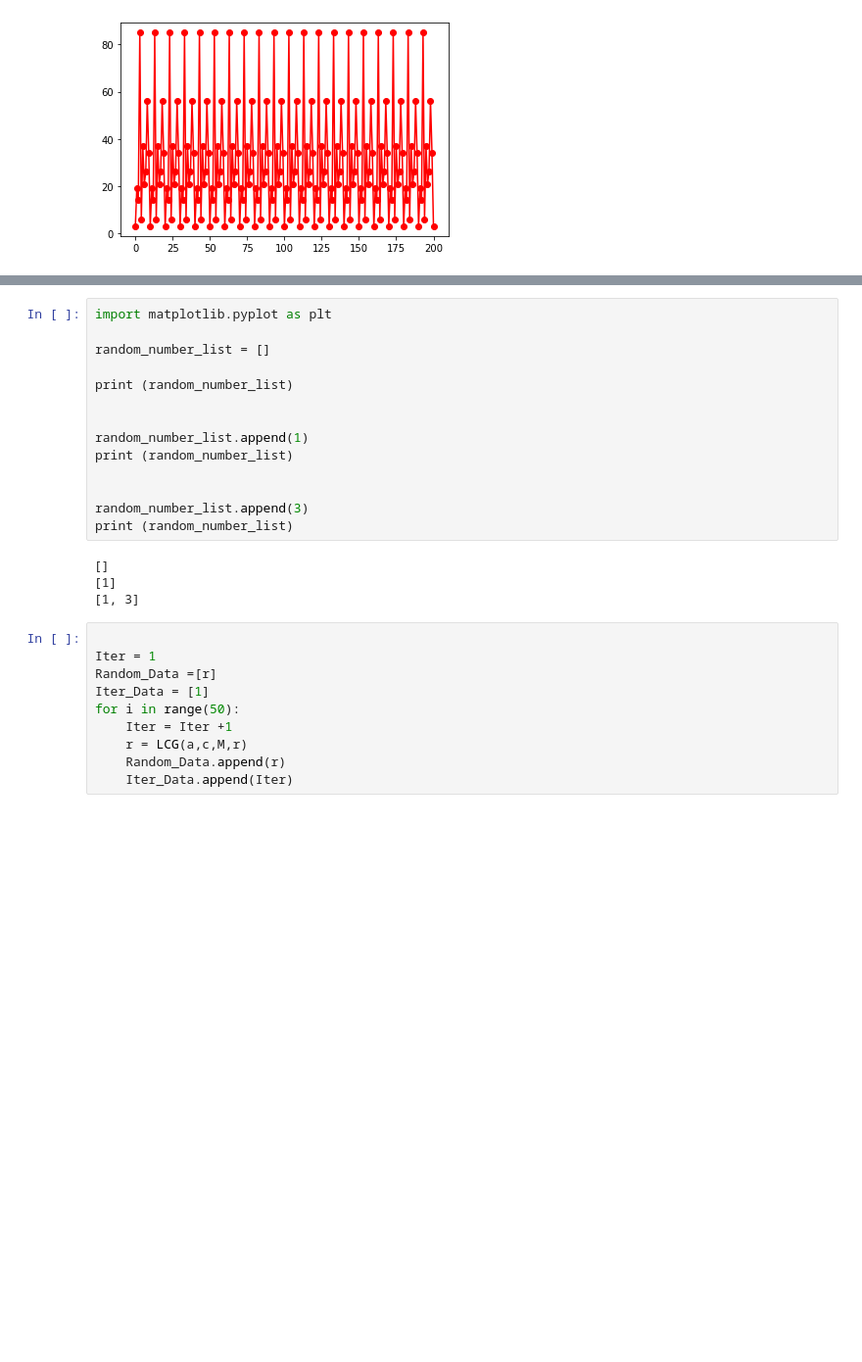
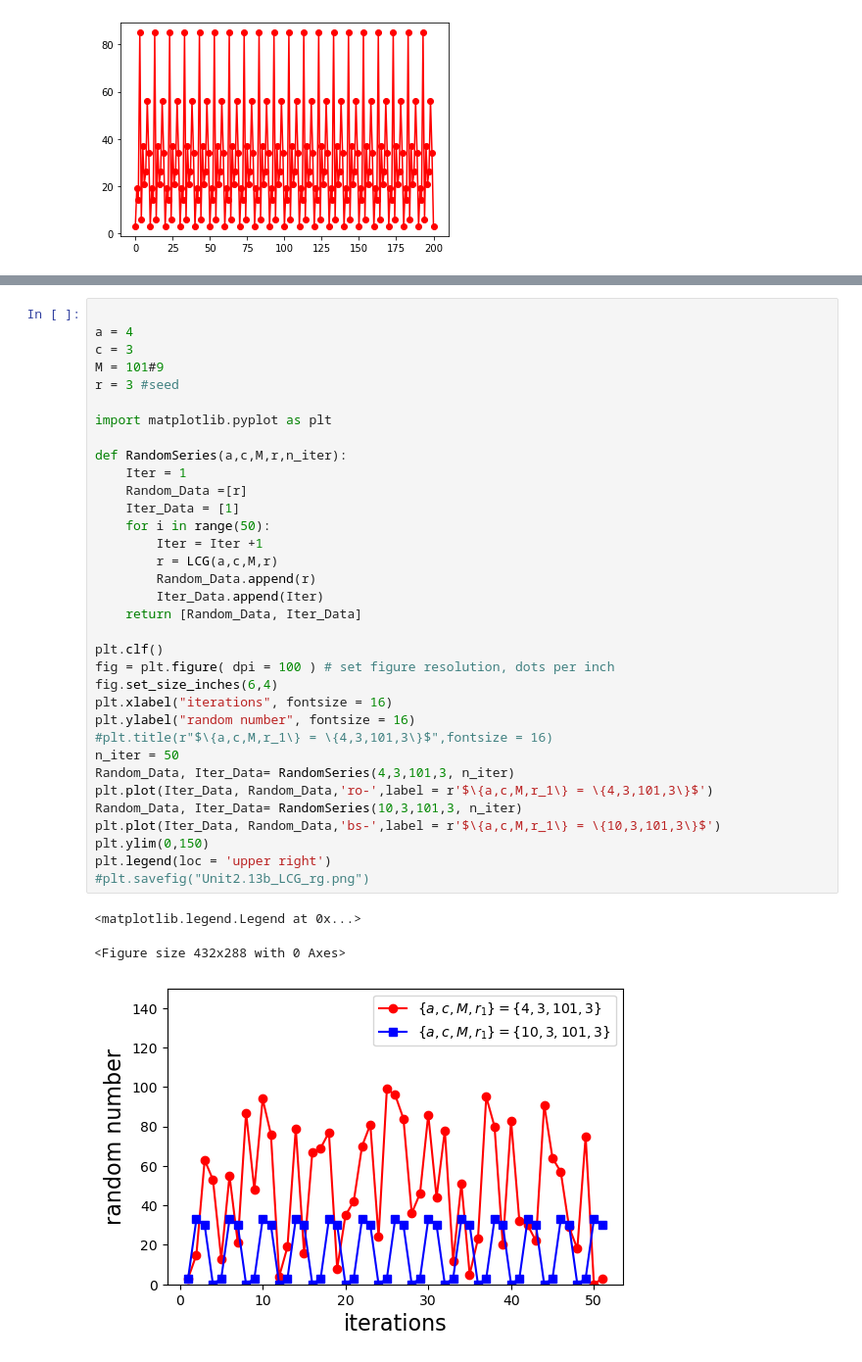
Before and after one commit to icmm-ntu/2022-Fall, a Jupyter notebook: Week3_20220922.ipynb, the cells around one changed output, grey strips where cells are left out. Shown: that part at 98% size. Saved outputs shown, nothing was run; the diff lists cells and outputs as text; blank space fills up the shorter version.

```diff
--- a/Week3_20220922.ipynb
+++ b/Week3_20220922.ipynb
@@ -38,28 +34,38 @@ plt.plot(Iteration_List, Random_Data_List, 'ro-')
-# %%
-import matplotlib.pyplot as plt
-
-random_number_list = []
-
-print (random_number_list)
-
-
-random_number_list.append(1)
-print (random_number_list)
-
-
-random_number_list.append(3)
-print (random_number_list)
-# %% [output]
-[]
-[1]
-[1, 3]
-# %%
-
-Iter = 1
-Random_Data =[r]
-Iter_Data = [1]
-for i in range(50):
-    Iter = Iter +1
-    r = LCG(a,c,M,r)
-    Random_Data.append(r)
-    Iter_Data.append(Iter)
+# %%
+
+a = 4
+c = 3
+M = 101#9
+r = 3 #seed
+
+import matplotlib.pyplot as plt
+
+def RandomSeries(a,c,M,r,n_iter):
+    Iter = 1
+    Random_Data =[r]
+    Iter_Data = [1]
+    for i in range(50):
+        Iter = Iter +1
+        r = LCG(a,c,M,r)
+        Random_Data.append(r)
+        Iter_Data.append(Iter)
+    return [Random_Data, Iter_Data]
+
+plt.clf()
+fig = plt.figure( dpi = 100 ) # set figure resolution, dots per inch
+fig.set_size_inches(6,4)
+plt.xlabel("iterations", fontsize = 16)
+plt.ylabel("random number", fontsize = 16)
+#plt.title(r"$\{a,c,M,r_1\} = \{4,3,101,3\}$",fontsize = 16)
+n_iter = 50
+Random_Data, Iter_Data= RandomSeries(4,3,101,3, n_iter)
+plt.plot(Iter_Data, Random_Data,'ro-',label = r'$\{a,c,M,r_1\} = \{4,3,101,3\}$')
+Random_Data, Iter_Data= RandomSeries(10,3,101,3, n_iter)
+plt.plot(Iter_Data, Random_Data,'bs-',label = r'$\{a,c,M,r_1\} = \{10,3,101,3\}$')
+plt.ylim(0,150)
+plt.legend(loc = 'upper right')
+#plt.savefig("Unit2.13b_LCG_rg.png")
+# %% [output]
+<matplotlib.legend.Legend at 0x...>
+<Figure size 432x288 with 0 Axes>
+[figure, added]
```
Also changed, not shown: parts of 1 cell of this notebook.
